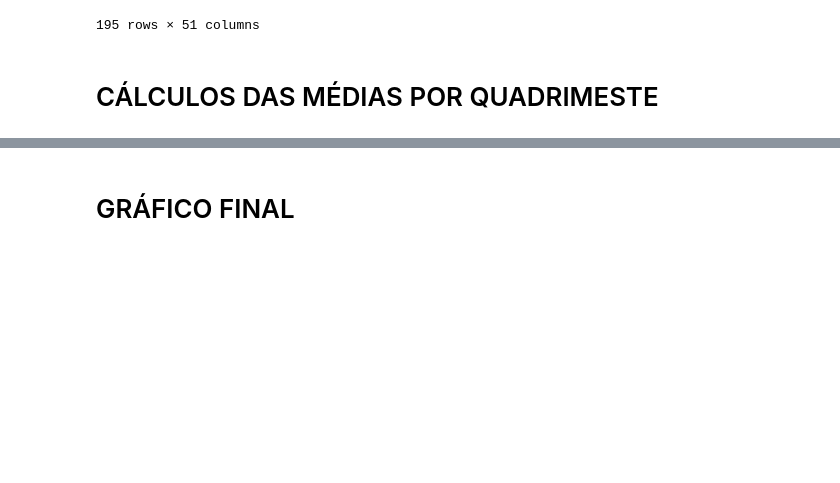
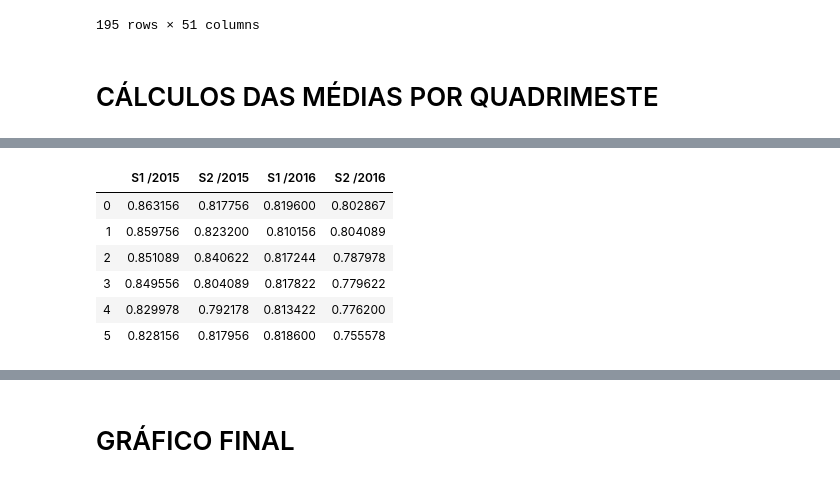
Before and after one commit to igorandradeio/growth-of-fixed-broadband, a Jupyter notebook: REGIAO_NORTE.ipynb, the cells around one changed output, grey strips where cells are left out. Drawn from its saved outputs; the diff is of its cells as text; code cells hidden in the pictures; blank space fills up the shorter version.

```diff
--- a/REGIAO_NORTE.ipynb
+++ b/REGIAO_NORTE.ipynb
@@ -170,0 +179,6 @@ resNrt5
+# %%
+dfResNrtSpd2 = pd.DataFrame()
+dfResNrtSpd2['S1 /2015'] = [resNrt2['2015_01'].mean(), resNrt2['2015_02'].mean(), resNrt2['2015_03'].mean(), resNrt2['2015_04'].mean(), resNrt2['2015_05'].mean(), resNrt2['2015_06'].mean()]
+dfResNrtSpd2['S2 /2015'] = [resNrt2['2015_07'].mean(), resNrt2['2015_08'].mean(), resNrt2['2015_09'].mean(), resNrt2['2015_10'].mean(), resNrt2['2015_11'].mean(), resNrt2['2015_12'].mean()]
+dfResNrtSpd2['S1 /2016'] = [resNrt2['2016_01'].mean(), resNrt2['2016_02'].mean(), resNrt2['2016_03'].mean(), resNrt2['2016_04'].mean(), resNrt2['2016_05'].mean(), resNrt2['2016_06'].mean()]
+dfResNrtSpd2['S2 /2016'] = [resNrt2['2016_07'].mean(), resNrt2['2016_08'].mean(), resNrt2['2016_09'].mean(), resNrt2['2016_10'].mean(), resNrt2['2016_11'].mean(), resNrt2['2016_12'].mean()]
@@ -223,0 +215,10 @@ dfFinal5['>_34Mbps'] = [dfResNrt2015Spd5['Q1 /2015'].mean(), dfResNrt2015Spd5['Q
+# %%
+dfResNrtSpd2
+# %% [output]
+|  | S1 /2015 | S2 /2015 | S1 /2016 | S2 /2016 |
+| 0 | 0.863156 | 0.817756 | 0.819600 | 0.802867 |
+| 1 | 0.859756 | 0.823200 | 0.810156 | 0.804089 |
+| 2 | 0.851089 | 0.840622 | 0.817244 | 0.787978 |
+| 3 | 0.849556 | 0.804089 | 0.817822 | 0.779622 |
+| 4 | 0.829978 | 0.792178 | 0.813422 | 0.776200 |
+| 5 | 0.828156 | 0.817956 | 0.818600 | 0.755578 |
```
Also changed, not shown: parts of 25 cells of this notebook.
